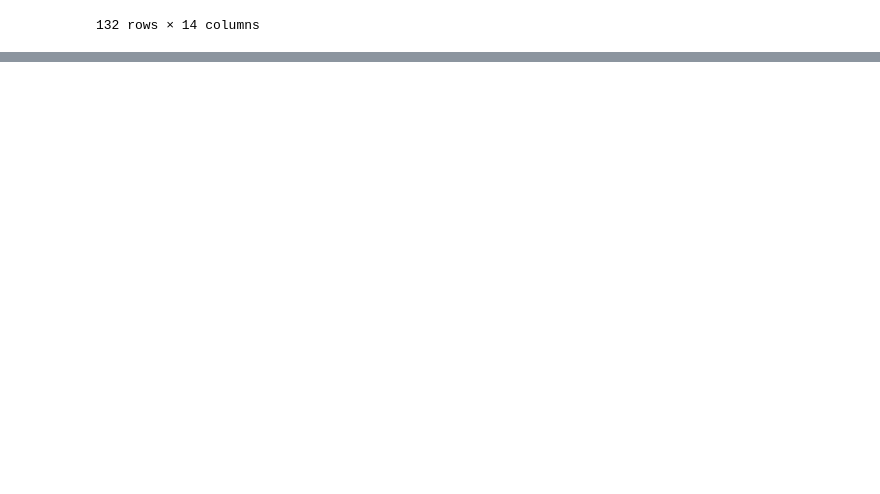
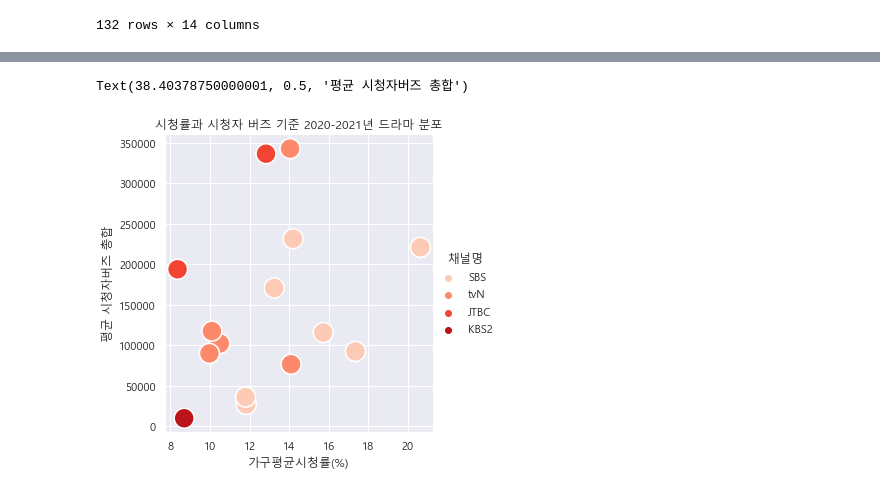
Before and after one commit to daxjeong/StudyJupyter, a Jupyter notebook: mini_project/프로젝트_주제.ipynb, the cells around one changed output, grey strips where cells are left out. Saved outputs shown, nothing was run; the diff lists cells and outputs as text; code cells hidden in the pictures; blank space fills up the shorter version.

```diff
--- a/mini_project/프로젝트_주제.ipynb
+++ b/mini_project/프로젝트_주제.ipynb
@@ -389,0 +423,3 @@ plt.show()
+# %%
+drama_react_1 = drama_react[['프로그램명','채널명','게시글수','댓글수','동영상조회(K)','가구평균시청률(%)','채널명']]
+drama_react_1
@@ -712,0 +977,4 @@ drama_react
+# %%
+drama_react_1['평균 시청자버즈 총합']=drama_react_1['게시글수']+drama_react_1['댓글수']+drama_react_1['동영상조회(K)']
+drama_react_2=drama_react_1[['프로그램명','평균 시청자버즈 총합', '채널명','가구평균시청률(%)']]
+drama_react_2
@@ -712,0 +998,22 @@ drama_react
+# %%
+import matplotlib.pyplot as plt
+import seaborn as sns
+
+
+plt.rc("font", family = "malgun gothic")
+
+sns.relplot(x=drama_react_1['가구평균시청률(%)'],
+            y=drama_react_1['평균 시청자버즈 총합'],
+            hue = drama_react_1['채널명'],
+            s=400,
+           palette="Reds")
+
+# seaborn 추세선 어캐함..
+
+plt.title("시청률과 시청자 버즈 기준 2020-2021년 드라마 분포")
+
+plt.xlabel('가구평균시청률(%)', fontsize=12)
+plt.ylabel('평균 시청자버즈 총합', fontsize=12)
+# %% [output]
+Text(38.40378750000001, 0.5, '평균 시청자버즈 총합')
+[figure, added]
```
Also changed, not shown: parts of 60 cells of this notebook, 9 other files.
